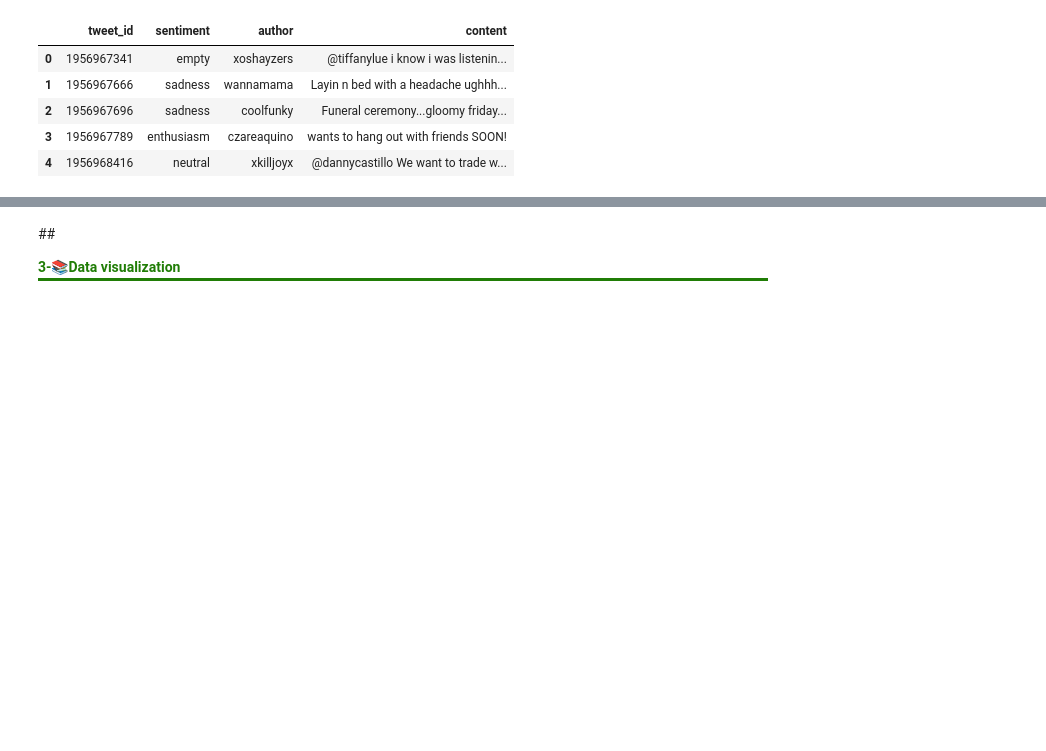
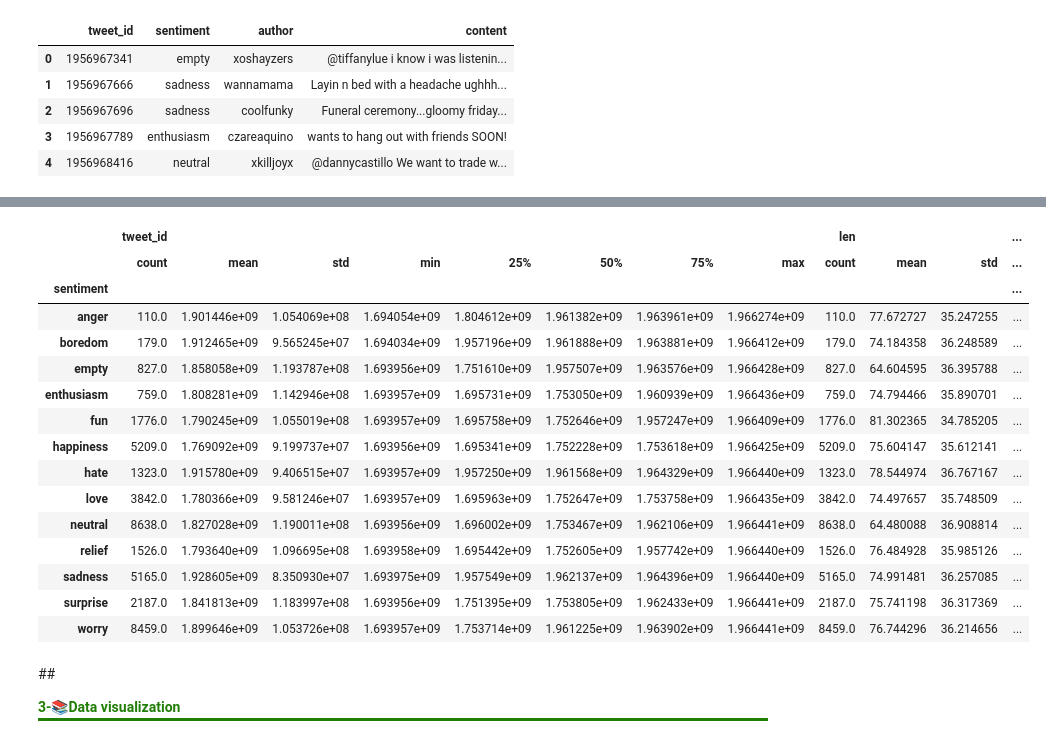
Before and after one commit to dr-mushtaq/Projects, a Jupyter notebook: Tokenization_stemming_lemmatization_stopword_postagging.ipynb, the cells around one changed output, grey strips where cells are left out. Saved outputs shown, nothing was run; the diff lists cells and outputs as text; code cells hidden in the pictures; blank space fills up the shorter version.

```diff
--- a/Tokenization_stemming_lemmatization_stopword_postagging.ipynb
+++ b/Tokenization_stemming_lemmatization_stopword_postagging.ipynb
@@ -83,3 +96,22 @@ data.head()
+# %%
+data.groupby('sentiment').describe()
+# %% [output]
+|  | tweet_id |  |  |  |  |  |  |  | len |  |  | ... |
+|  | count | mean | std | min | 25% | 50% | 75% | max | count | mean | std | ... |
+| sentiment |  |  |  |  |  |  |  |  |  |  |  | ... |
+| anger | 110.0 | 1.901446e+09 | 1.054069e+08 | 1.694054e+09 | 1.804612e+09 | 1.961382e+09 | 1.963961e+09 | 1.966274e+09 | 110.0 | 77.672727 | 35.247255 | ... |
+| boredom | 179.0 | 1.912465e+09 | 9.565245e+07 | 1.694034e+09 | 1.957196e+09 | 1.961888e+09 | 1.963881e+09 | 1.966412e+09 | 179.0 | 74.184358 | 36.248589 | ... |
+| empty | 827.0 | 1.858058e+09 | 1.193787e+08 | 1.693956e+09 | 1.751610e+09 | 1.957507e+09 | 1.963576e+09 | 1.966428e+09 | 827.0 | 64.604595 | 36.395788 | ... |
+| enthusiasm | 759.0 | 1.808281e+09 | 1.142946e+08 | 1.693957e+09 | 1.695731e+09 | 1.753050e+09 | 1.960939e+09 | 1.966436e+09 | 759.0 | 74.794466 | 35.890701 | ... |
+| fun | 1776.0 | 1.790245e+09 | 1.055019e+08 | 1.693957e+09 | 1.695758e+09 | 1.752646e+09 | 1.957247e+09 | 1.966409e+09 | 1776.0 | 81.302365 | 34.785205 | ... |
+| happiness | 5209.0 | 1.769092e+09 | 9.199737e+07 | 1.693956e+09 | 1.695341e+09 | 1.752228e+09 | 1.753618e+09 | 1.966425e+09 | 5209.0 | 75.604147 | 35.612141 | ... |
+| hate | 1323.0 | 1.915780e+09 | 9.406515e+07 | 1.693957e+09 | 1.957250e+09 | 1.961568e+09 | 1.964329e+09 | 1.966440e+09 | 1323.0 | 78.544974 | 36.767167 | ... |
+| love | 3842.0 | 1.780366e+09 | 9.581246e+07 | 1.693957e+09 | 1.695963e+09 | 1.752647e+09 | 1.753758e+09 | 1.966435e+09 | 3842.0 | 74.497657 | 35.748509 | ... |
+| neutral | 8638.0 | 1.827028e+09 | 1.190011e+08 | 1.693956e+09 | 1.696002e+09 | 1.753467e+09 | 1.962106e+09 | 1.966441e+09 | 8638.0 | 64.480088 | 36.908814 | ... |
+| relief | 1526.0 | 1.793640e+09 | 1.096695e+08 | 1.693958e+09 | 1.695442e+09 | 1.752605e+09 | 1.957742e+09 | 1.966440e+09 | 1526.0 | 76.484928 | 35.985126 | ... |
+| sadness | 5165.0 | 1.928605e+09 | 8.350930e+07 | 1.693975e+09 | 1.957549e+09 | 1.962137e+09 | 1.964396e+09 | 1.966440e+09 | 5165.0 | 74.991481 | 36.257085 | ... |
+| surprise | 2187.0 | 1.841813e+09 | 1.183997e+08 | 1.693956e+09 | 1.751395e+09 | 1.753805e+09 | 1.962433e+09 | 1.966441e+09 | 2187.0 | 75.741198 | 36.317369 | ... |
+| worry | 8459.0 | 1.899646e+09 | 1.053726e+08 | 1.693957e+09 | 1.753714e+09 | 1.961225e+09 | 1.963902e+09 | 1.966441e+09 | 8459.0 | 76.744296 | 36.214656 | ... |
 # %% [markdown]
 
 ##<p style="font-family:JetBrains Mono; font-weight:normal; letter-spacing: 1px; color:#207d06; font-size:100%; text-align:left;padding: 0px; border-bottom: 3px solid #207d06;">**3-📚Data visualization**</p>
```
Also changed, not shown: parts of 3 cells of this notebook.
